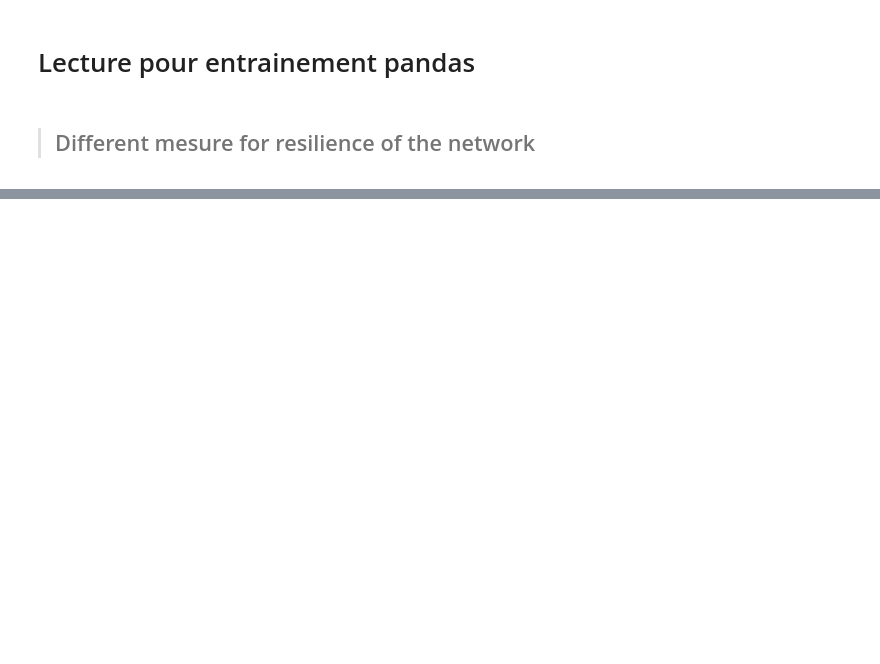
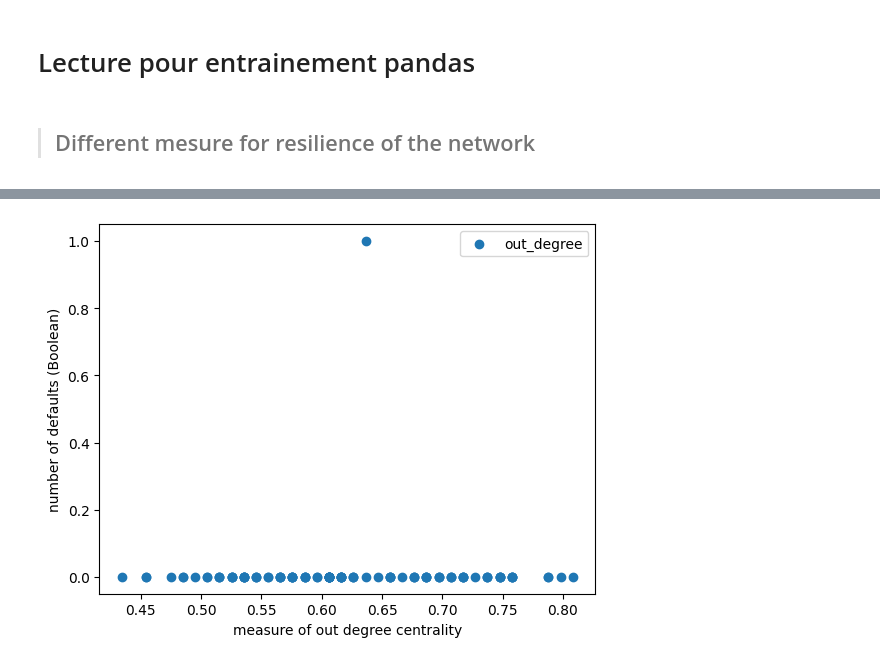
Before and after one commit to Hamidou1089-1/Stage_Inria_dynamique, a Jupyter notebook: src/trainingPandas.ipynb, the cells around one changed output, grey strips where cells are left out. Cells and saved outputs as stored; diff of their text form; code cells hidden in the pictures; blank space fills up the shorter version.

```diff
--- a/src/trainingPandas.ipynb
+++ b/src/trainingPandas.ipynb
@@ -254,0 +171,8 @@ np.float64(0.5000598)
+# %%
+plt.scatter(out_degree[out_original_indices],keeping_track_of_default[out_original_indices], label='out_degree')
+plt.xlabel("measure of out degree centrality")
+plt.ylabel("number of defaults (Boolean)")
+plt.legend()
+plt.show()
+# %% [output]
+[figure, added]
```
Also changed, not shown: parts of 39 cells of this notebook, 32 other files.
